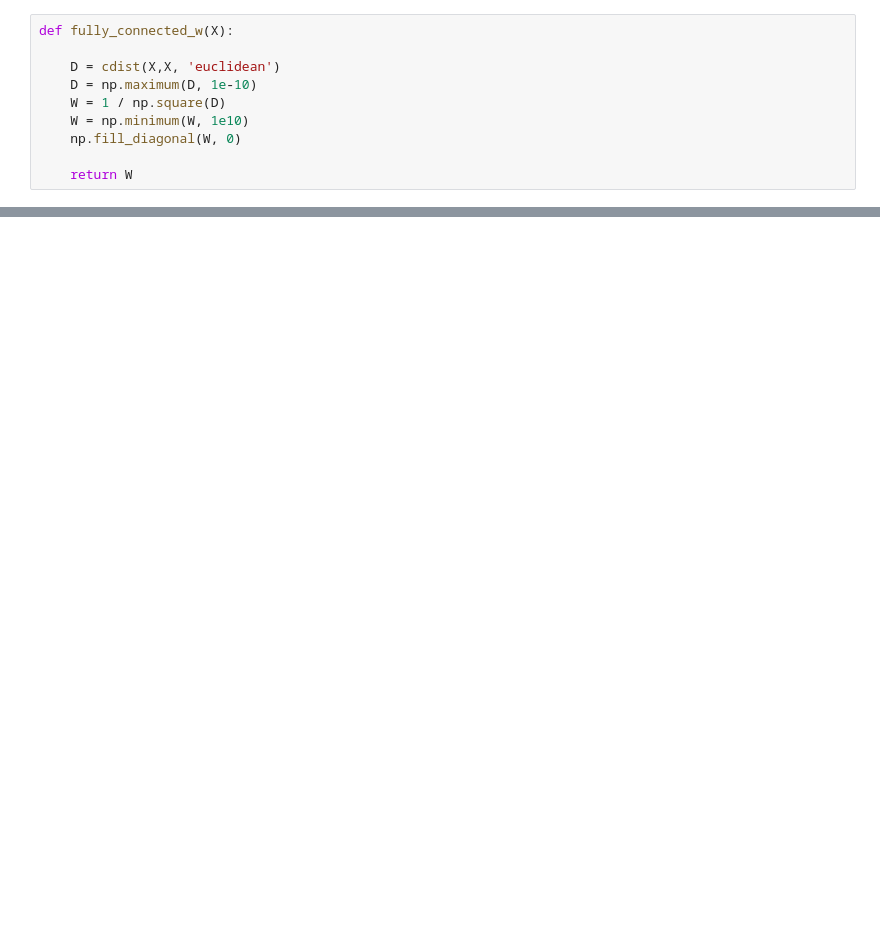
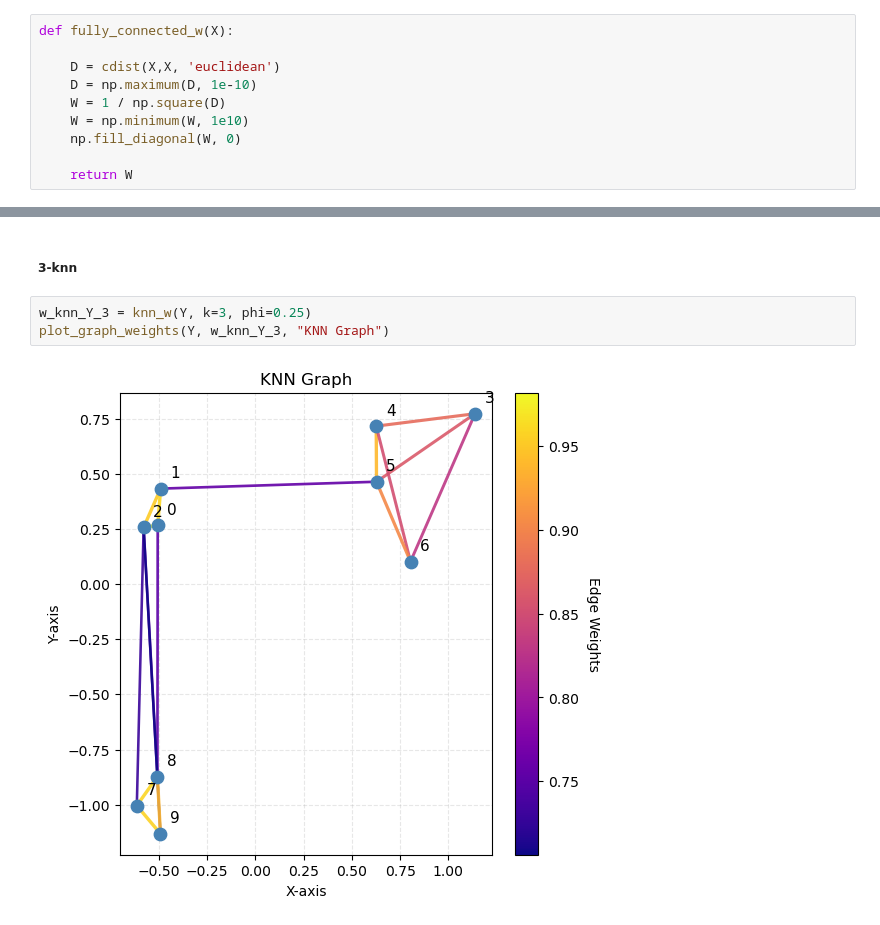
Before and after one commit to JuanNicolasMendozaRoncancio/Convex-Clustering-Project, a Jupyter notebook: Code/Relaxation.ipynb, the cells around one changed output, grey strips where cells are left out. Cells and saved outputs as stored; diff of their text form; blank space fills up the shorter version.

```diff
--- a/Code/Relaxation.ipynb
+++ b/Code/Relaxation.ipynb
@@ -341,0 +360,7 @@ plt.show()
+# %% [markdown]
+##### 3-knn
+# %%
+w_knn_Y_3 = knn_w(Y, k=3, phi=0.25)
+plot_graph_weights(Y, w_knn_Y_3, "KNN Graph")
+# %% [output]
+[figure, added]
```
Also changed, not shown: parts of 42 cells of this notebook.
